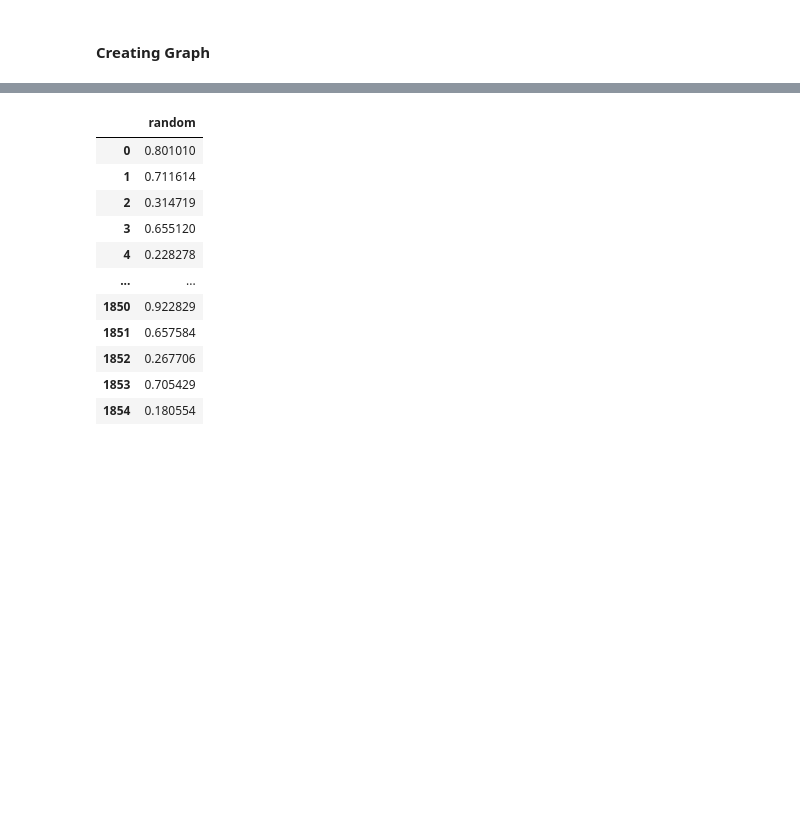
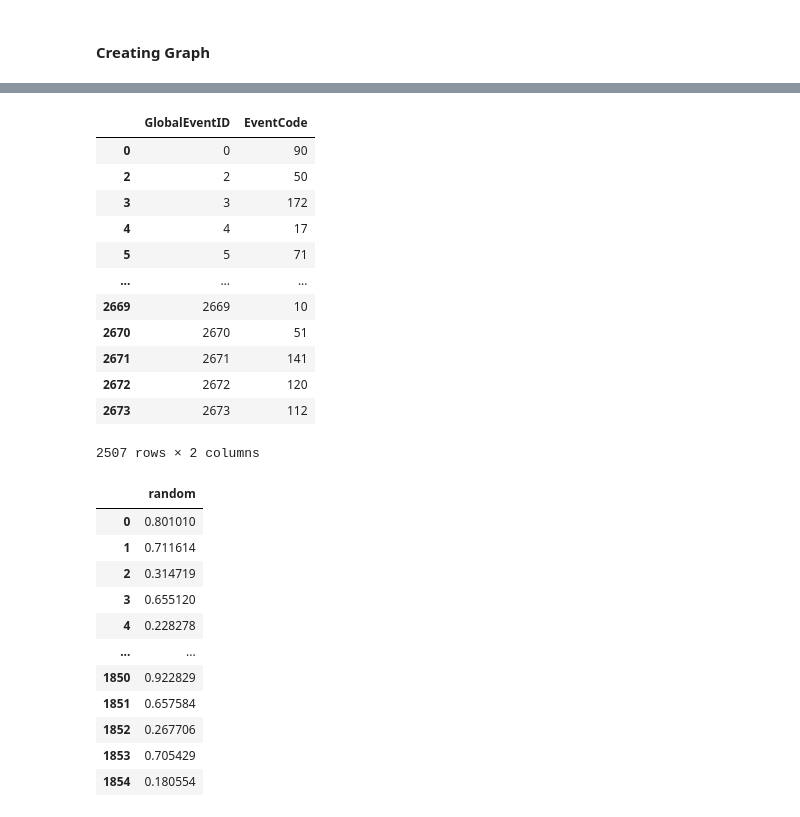
Before and after one commit to MatthiasPicard/fake-news-detection, a Jupyter notebook: urls.ipynb, the cells around one changed output, grey strips where cells are left out. Cells and saved outputs as stored; diff of their text form; code cells hidden in the pictures; blank space fills up the shorter version.

```diff
--- a/urls.ipynb
+++ b/urls.ipynb
@@ -358,3 +527,19 @@ See the caveats in the documentation: https://pandas.pydata.org/pandas-docs/stab
+# %%
+same_actions.drop(same_actions[same_action_nodes].index)
+# %% [output]
+|  | GlobalEventID | EventCode |
+| 0 | 0 | 90 |
+| 2 | 2 | 50 |
+| 3 | 3 | 172 |
+| 4 | 4 | 17 |
+| 5 | 5 | 71 |
+| ... | ... | ... |
+| 2669 | 2669 | 10 |
+| 2670 | 2670 | 51 |
+| 2671 | 2671 | 141 |
+| 2672 | 2672 | 120 |
+| 2673 | 2673 | 112 |
+2507 rows × 2 columns
 # %%
 df_article_sorted
 # %% [output]
```
Also changed, not shown: parts of 12 cells of this notebook, 7 other files.
